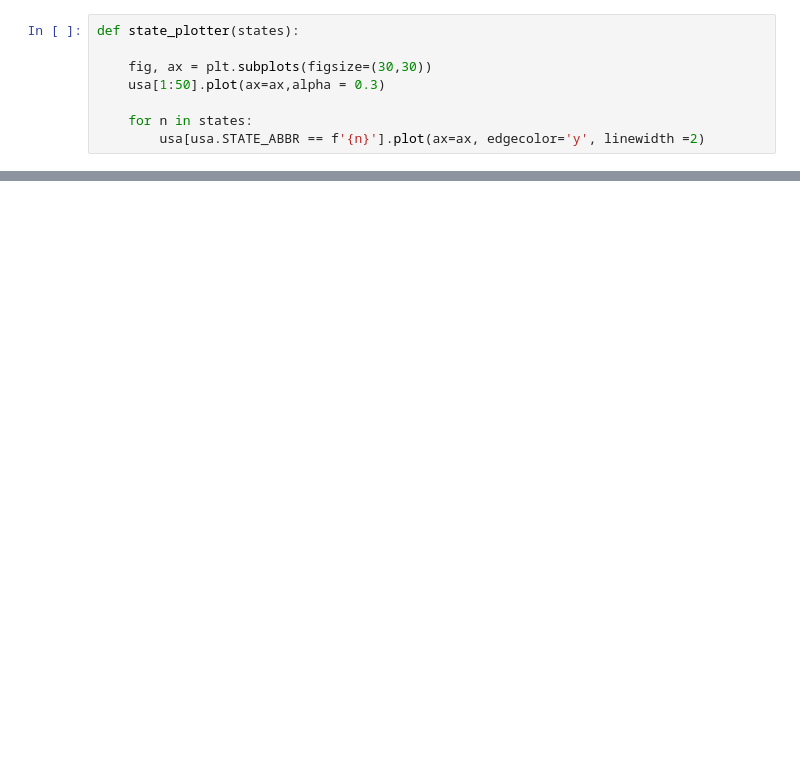
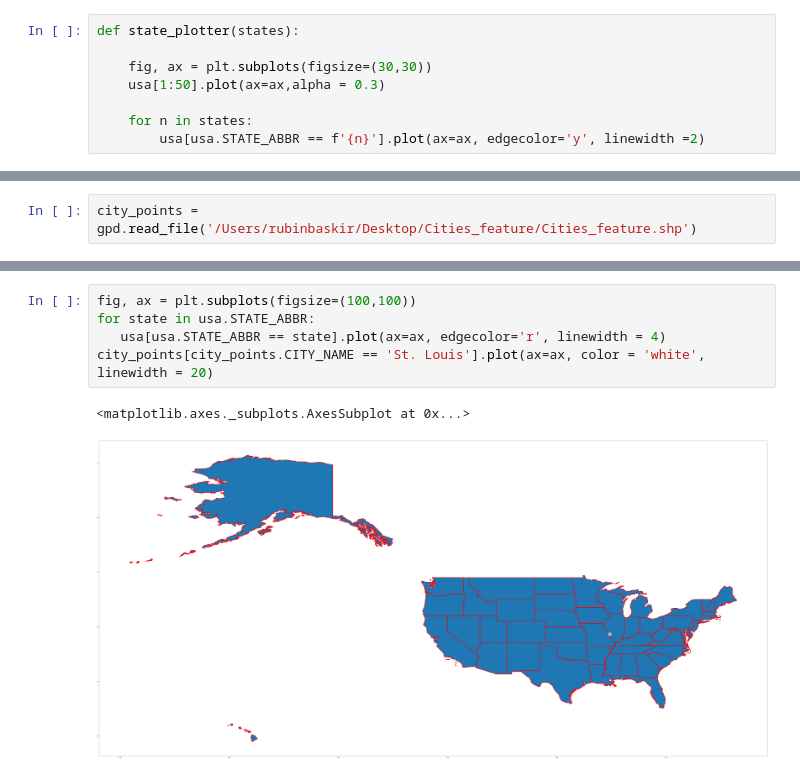
Before and after one commit to RubinBaskir/MEA_Mapper, a Jupyter notebook: working_notebook.ipynb, the cells around one changed output, grey strips where cells are left out. Saved outputs shown, nothing was run; the diff lists cells and outputs as text; blank space fills up the shorter version.

```diff
--- a/working_notebook.ipynb
+++ b/working_notebook.ipynb
@@ -274,0 +214,2 @@ Changes not staged for commit:
+# %%
+city_points = gpd.read_file('/Users/rubinbaskir/Desktop/Cities_feature/Cities_feature.shp')
@@ -274,0 +255,8 @@ Changes not staged for commit:
+# %%
+fig, ax = plt.subplots(figsize=(100,100))
+for state in usa.STATE_ABBR:
+   usa[usa.STATE_ABBR == state].plot(ax=ax, edgecolor='r', linewidth = 4)
+city_points[city_points.CITY_NAME == 'St. Louis'].plot(ax=ax, color = 'white', linewidth = 20)
+# %% [output]
+<matplotlib.axes._subplots.AxesSubplot at 0x...>
+[figure, added]
```
Also changed, not shown: parts of 28 cells of this notebook, 1 other file.
